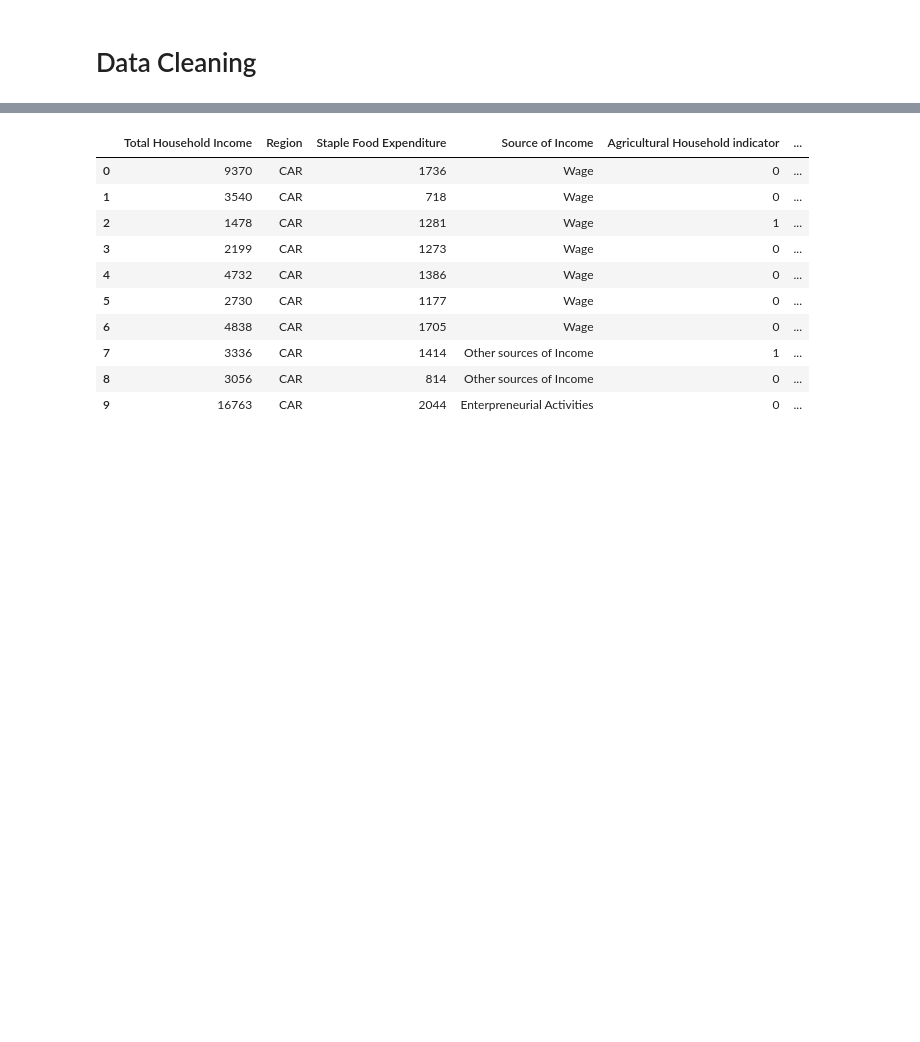
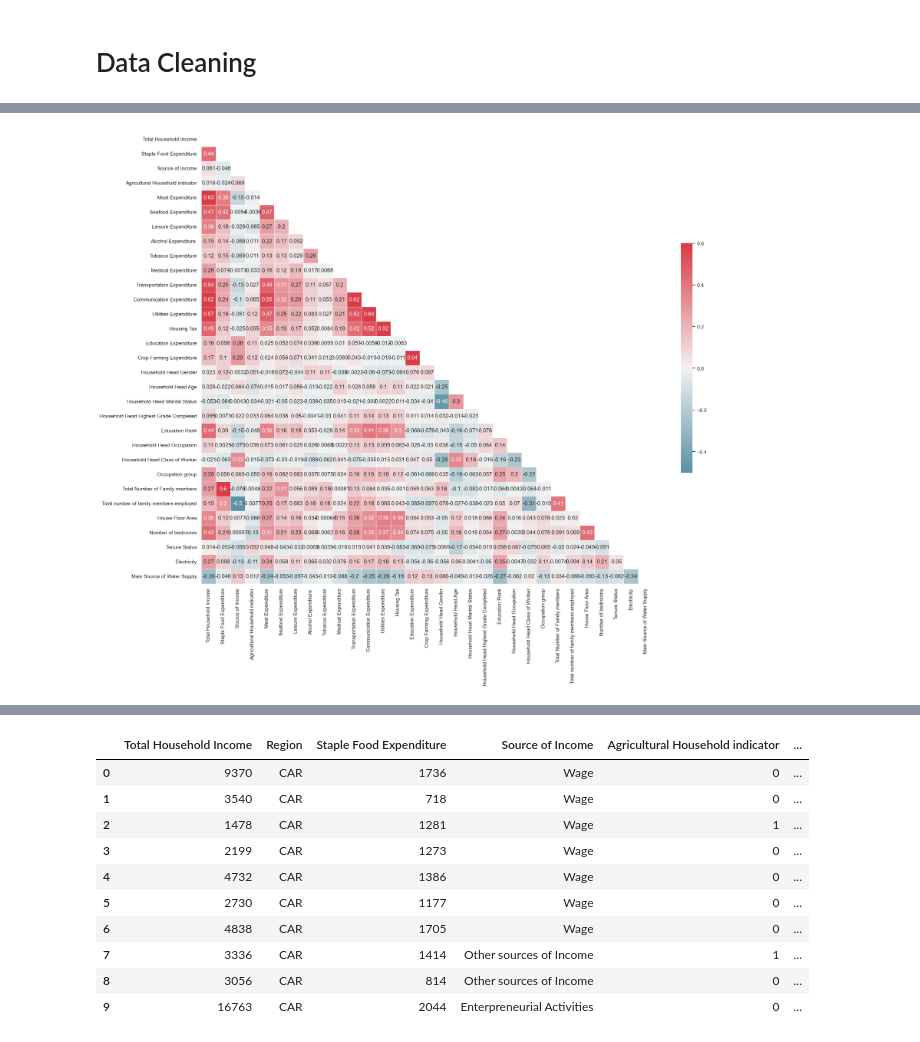
Before and after one commit to AFDanao/Embedded, a Jupyter notebook: Family Income/family_income.ipynb, the cells around one changed output, grey strips where cells are left out. Drawn from its saved outputs; the diff is of its cells as text; code cells hidden in the pictures; blank space fills up the shorter version.

```diff
--- a/Family Income/family_income.ipynb
+++ b/Family Income/family_income.ipynb
@@ -121,0 +160,32 @@ memory usage: 15.8+ MB
+# %%
+df_copy = df.copy()
+
+df_copy['Total Household Income'] = np.log(df_copy['Total Household Income'])
+
+df_copy['Household Head Gender'] = df_copy['Household Head Gender'].map(label_encoder("Household Head Gender"))
+df_copy['Household Head Marital Status'] = df_copy['Household Head Marital Status'].map(label_encoder("Household Head Marital Status"))
+df_copy['Household Head Highest Grade Completed'] = df_copy['Household Head Highest Grade Completed'].map(label_encoder("Household Head Highest Grade Completed"))
+df_copy['Household Head Occupation'] = df_copy['Household Head Occupation'].map(label_encoder("Household Head Occupation"))
+df_copy['Household Head Class of Worker'] = df_copy['Household Head Class of Worker'].map(label_encoder("Household Head Class of Worker"))
+df_copy['Tenure Status'] = df_copy['Tenure Status'].map(label_encoder("Tenure Status"))
+df_copy['Source of Income'] = df_copy['Source of Income'].map(label_encoder("Source of Income"))
+df_copy['Main Source of Water Supply'] = df_copy['Main Source of Water Supply'].map(label_encoder("Main Source of Water Supply"))
+
+sns.set_theme(style="white")
+
+corr = df_copy.corr(method="pearson")
+
+mask = np.triu(np.ones_like(corr, dtype=bool))
+
+f, ax = plt.subplots(figsize=(22,18))
+
+cmap = sns.diverging_palette(220, 10, as_cmap=True)
+
+sns.heatmap(corr, mask=mask, cmap=cmap, vmax=.6, center=0,
+            square=True, linewidths=.5, cbar_kws={"shrink": .5}, annot=True)
+
+plt.show()
+
+del df_copy
+# %% [output]
+[figure, added]
```
Also changed, not shown: parts of 19 cells of this notebook.
